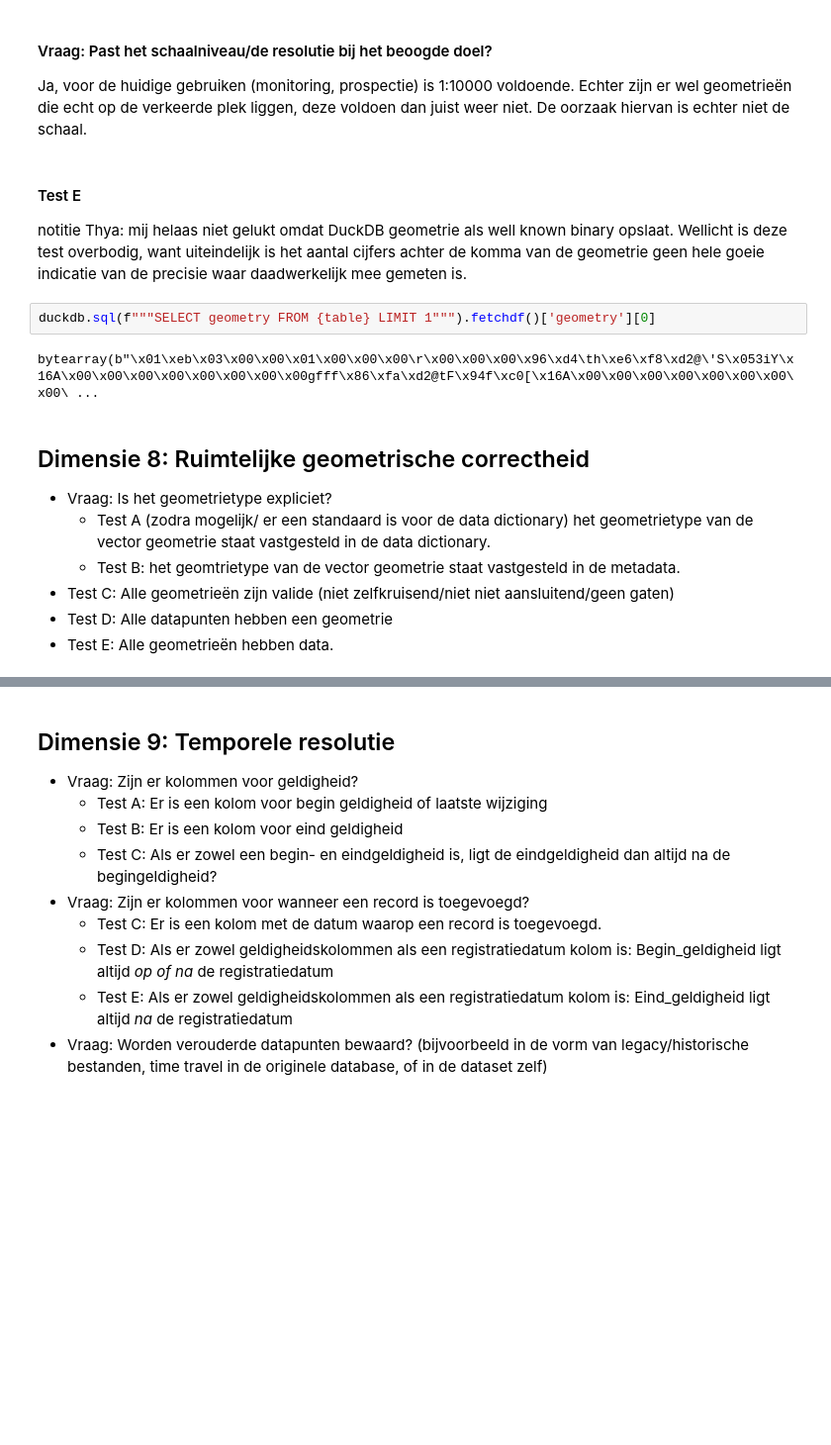
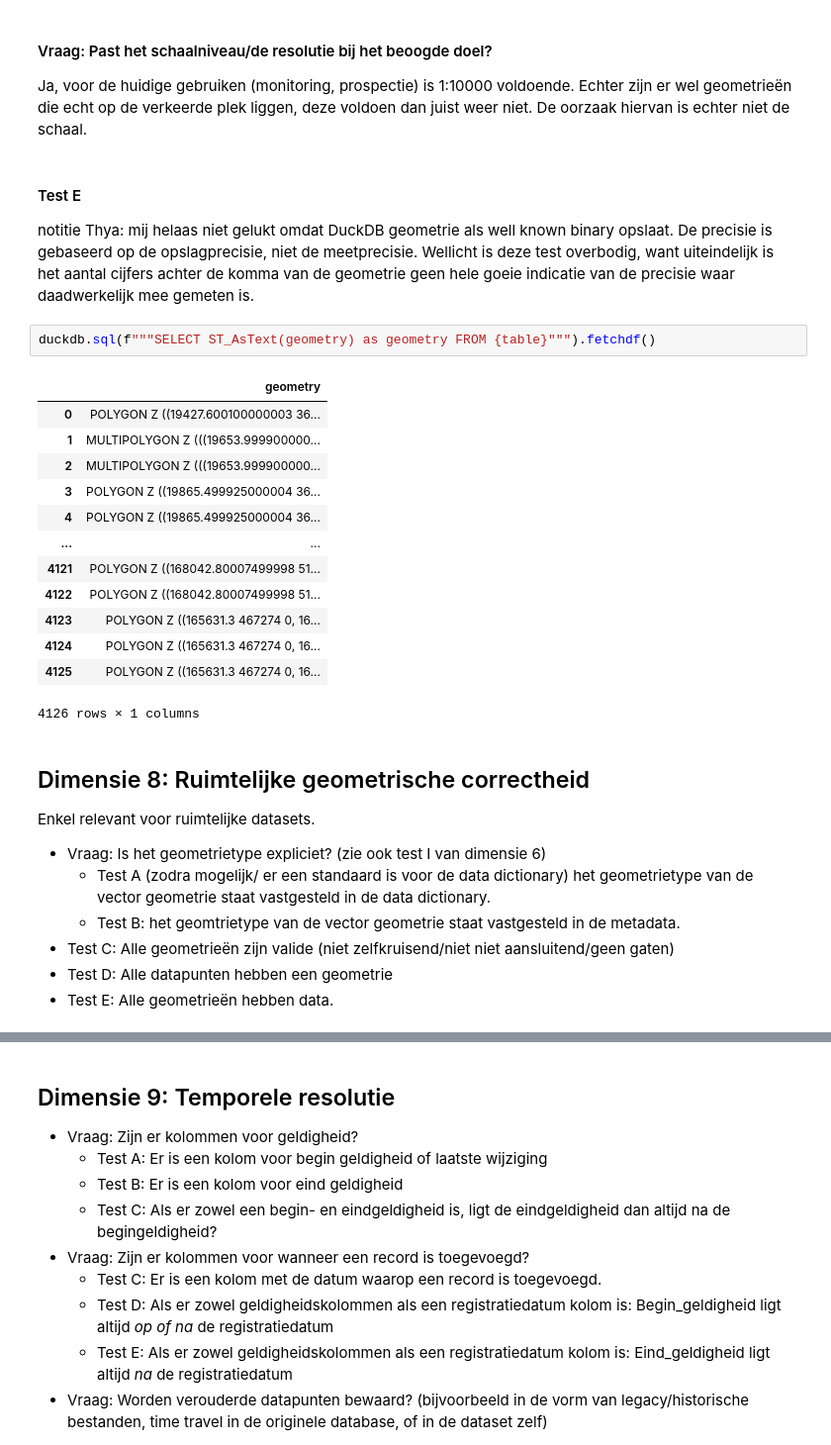
Before and after one commit to ThyavdBerg/RCE_DNANL_B-DK_use_cases, a Jupyter notebook: archeologische_complexen_datakwaliteit.ipynb, the cells around one changed output, grey strips where cells are left out. Shown at 99% size. Saved outputs shown, nothing was run; the diff lists cells and outputs as text; blank space fills up the shorter version.

```diff
--- a/archeologische_complexen_datakwaliteit.ipynb
+++ b/archeologische_complexen_datakwaliteit.ipynb
@@ -1914,14 +1915,28 @@ Nee.
 Ja, voor de huidige gebruiken (monitoring, prospectie) is 1:10000 voldoende. Echter zijn er wel geometrieën die echt op de verkeerde plek liggen, deze voldoen dan juist weer niet. De oorzaak hiervan is echter niet de schaal.
 # %% [markdown]
 #### Test E
-notitie Thya: mij helaas niet gelukt omdat DuckDB geometrie als well known binary opslaat. Wellicht is deze test overbodig, want uiteindelijk is het aantal cijfers achter de komma van de geometrie geen hele goeie indicatie van de precisie waar daadwerkelijk mee gemeten is.
+notitie Thya: mij helaas niet gelukt omdat DuckDB geometrie als well known binary opslaat. De precisie is gebaseerd op de opslagprecisie, niet de meetprecisie. Wellicht is deze test overbodig, want uiteindelijk is het aantal cijfers achter de komma van de geometrie geen hele goeie indicatie van de precisie waar daadwerkelijk mee gemeten is.
 # %%
-duckdb.sql(f"""SELECT geometry FROM {table} LIMIT 1""").fetchdf()['geometry'][0]
+duckdb.sql(f"""SELECT ST_AsText(geometry) as geometry FROM {table}""").fetchdf()
 # %% [output]
+|  | geometry |
+| 0 | POLYGON Z ((19427.600100000003 36... |
+| 1 | MULTIPOLYGON Z (((19653.999900000... |
+| 2 | MULTIPOLYGON Z (((19653.999900000... |
+| 3 | POLYGON Z ((19865.499925000004 36... |
+| 4 | POLYGON Z ((19865.499925000004 36... |
+| ... | ... |
+| 4121 | POLYGON Z ((168042.80007499998 51... |
+| 4122 | POLYGON Z ((168042.80007499998 51... |
+| 4123 | POLYGON Z ((165631.3 467274 0, 16... |
+| 4124 | POLYGON Z ((165631.3 467274 0, 16... |
+| 4125 | POLYGON Z ((165631.3 467274 0, 16... |
-bytearray(b"\x01\xeb\x03\x00\x00\x01\x00\x00\x00\r\x00\x00\x00\x96\xd4\th\xe6\xf8\xd2@\'S\x053iY\x16A\x00\x00\x00\x00\x00\x00\x00\x00gfff\x86\xfa\xd2@tF\x94f\xc0[\x16A\x00\x00\x00\x00\x00\x00\x00\x00\ ...
+4126 rows × 1 columns
 # %% [markdown]
 ## Dimensie 8: Ruimtelijke geometrische correctheid
-* Vraag: Is het geometrietype expliciet?
+Enkel relevant voor ruimtelijke datasets.
+
+* Vraag: Is het geometrietype expliciet? (zie ook test I van dimensie 6)
     * Test A (zodra mogelijk/ er een standaard is voor de data dictionary) het geometrietype van de vector geometrie staat vastgesteld in de data dictionary.
     * Test B: het geomtrietype van de vector geometrie staat vastgesteld in de metadata.
 * Test C: Alle geometrieën zijn valide (niet zelfkruisend/niet niet aansluitend/geen gaten)
```
Also changed, not shown: parts of 15 cells of this notebook.
